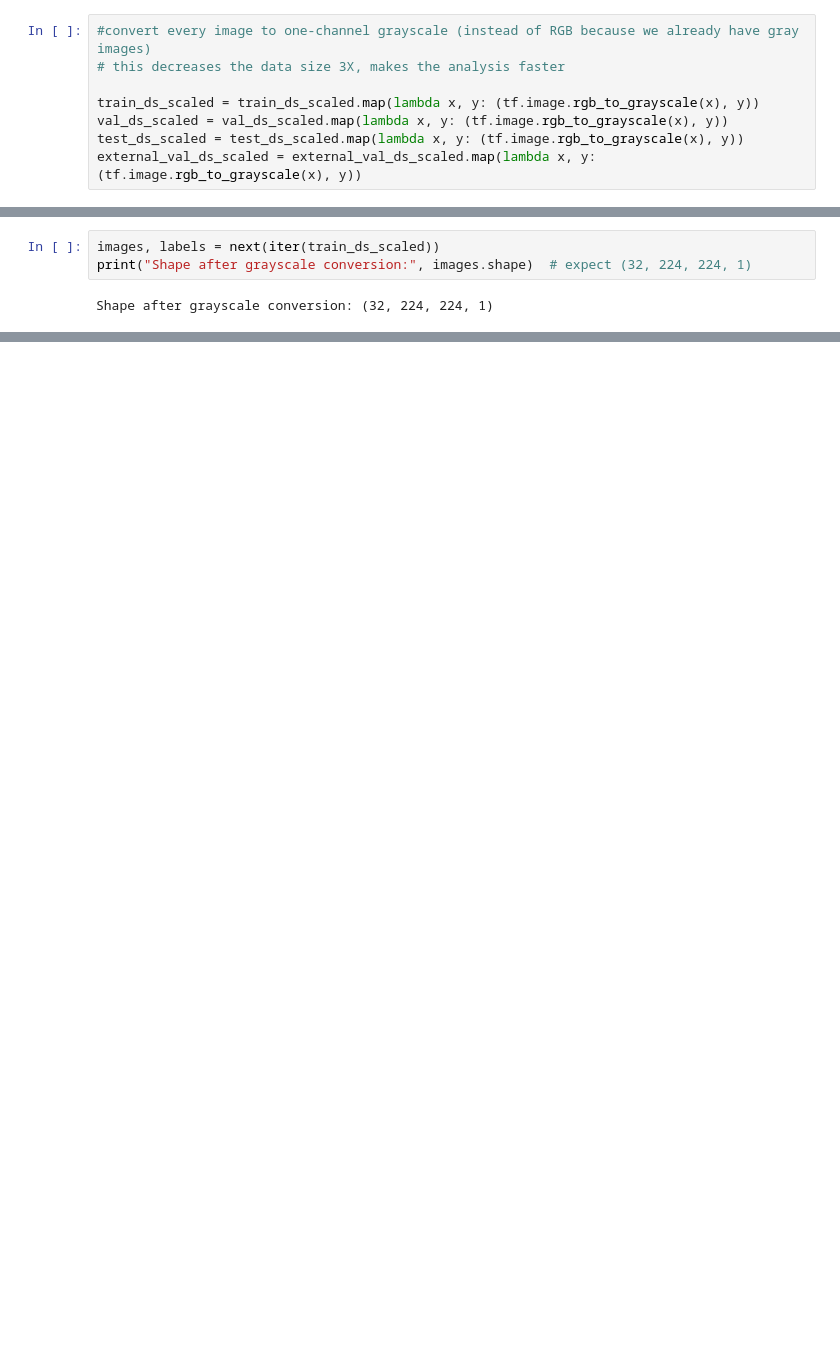
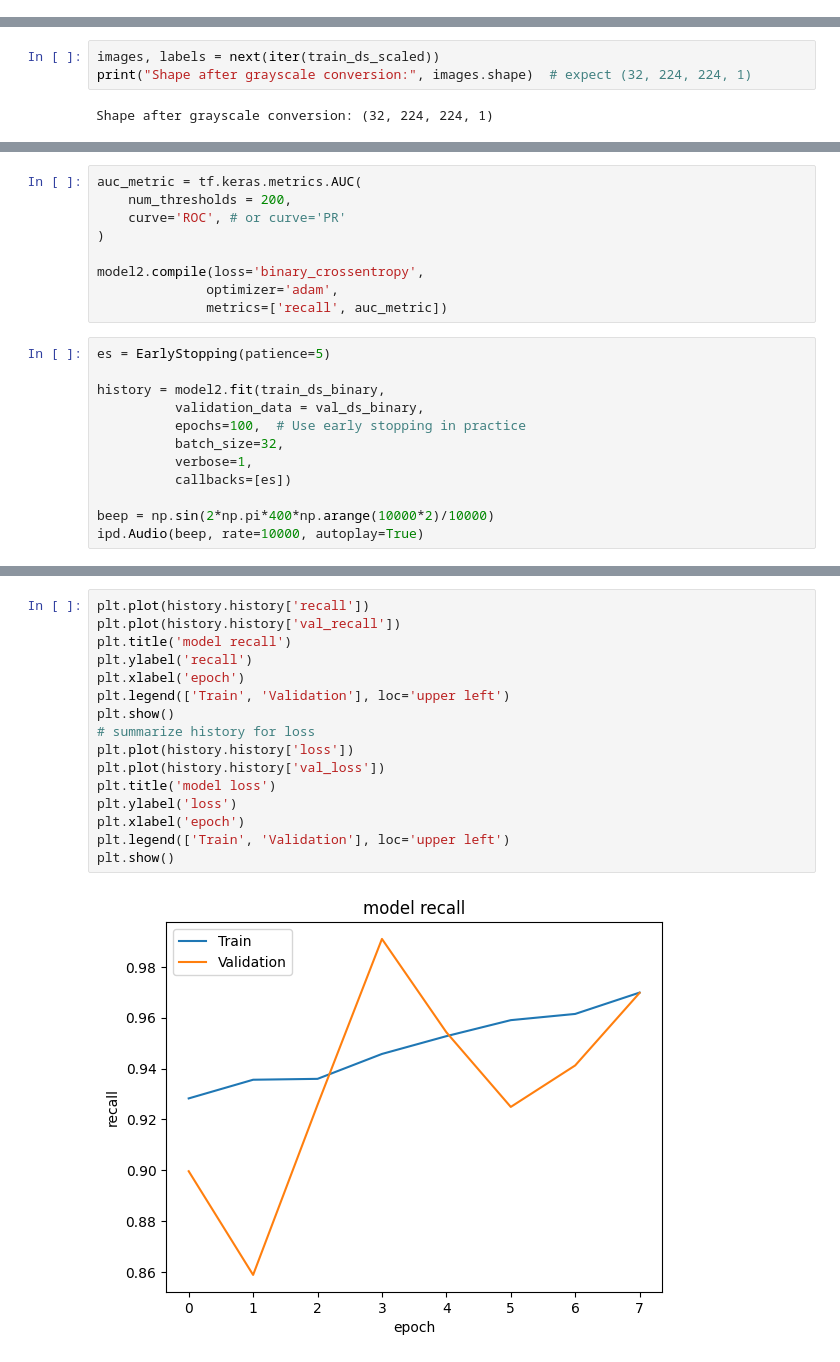
Before and after one commit to simonwilliams32/MRI_project, a Jupyter notebook: notebooks/pw_notebook.ipynb, the cells around one changed output, grey strips where cells are left out. Drawn from its saved outputs; the diff is of its cells as text; blank space fills up the shorter version.

Commit message:
slight update with model used on kaggle

```diff
--- a/notebooks/pw_notebook.ipynb
+++ b/notebooks/pw_notebook.ipynb
@@ -188,11 +939,3 @@ First label: tf.Tensor([0. 0. 0. 1.], shape=(4,), dtype=float32)
 0.0
 1.0
 <dtype: 'float32'>
-# %%
-#convert every image to one-channel grayscale (instead of RGB because we already have gray images)
-# this decreases the data size 3X, makes the analysis faster
-
-train_ds_scaled = train_ds_scaled.map(lambda x, y: (tf.image.rgb_to_grayscale(x), y))
-val_ds_scaled = val_ds_scaled.map(lambda x, y: (tf.image.rgb_to_grayscale(x), y))
-test_ds_scaled = test_ds_scaled.map(lambda x, y: (tf.image.rgb_to_grayscale(x), y))
-external_val_ds_scaled = external_val_ds_scaled.map(lambda x, y: (tf.image.rgb_to_grayscale(x), y))
@@ -213,0 +1021,21 @@ external_val_ds_scaled = external_val_ds_scaled.prefetch(AUTOTUNE)
+# %%
+auc_metric = tf.keras.metrics.AUC(
+    num_thresholds = 200,
+    curve='ROC', # or curve='PR'
+)
+
+model2.compile(loss='binary_crossentropy',
+              optimizer='adam',
+              metrics=['recall', auc_metric])
+# %%
+es = EarlyStopping(patience=5)
+
+history = model2.fit(train_ds_binary,
+          validation_data = val_ds_binary,
+          epochs=100,  # Use early stopping in practice
+          batch_size=32,
+          verbose=1,
+          callbacks=[es])
+
+beep = np.sin(2*np.pi*400*np.arange(10000*2)/10000)
+ipd.Audio(beep, rate=10000, autoplay=True)
@@ -213,0 +1058,18 @@ external_val_ds_scaled = external_val_ds_scaled.prefetch(AUTOTUNE)
+# %%
+plt.plot(history.history['recall'])
+plt.plot(history.history['val_recall'])
+plt.title('model recall')
+plt.ylabel('recall')
+plt.xlabel('epoch')
+plt.legend(['Train', 'Validation'], loc='upper left')
+plt.show()
+# summarize history for loss
+plt.plot(history.history['loss'])
+plt.plot(history.history['val_loss'])
+plt.title('model loss')
+plt.ylabel('loss')
+plt.xlabel('epoch')
+plt.legend(['Train', 'Validation'], loc='upper left')
+plt.show()
+# %% [output]
+[figure, added]
```
Also changed, not shown: parts of 43 cells of this notebook.
